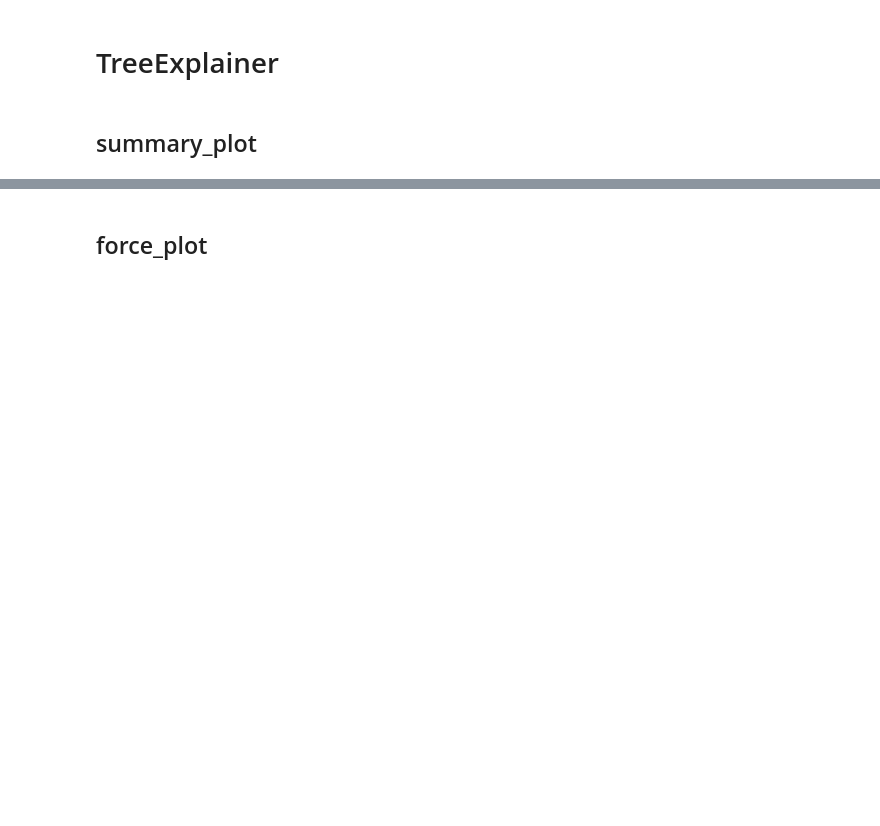
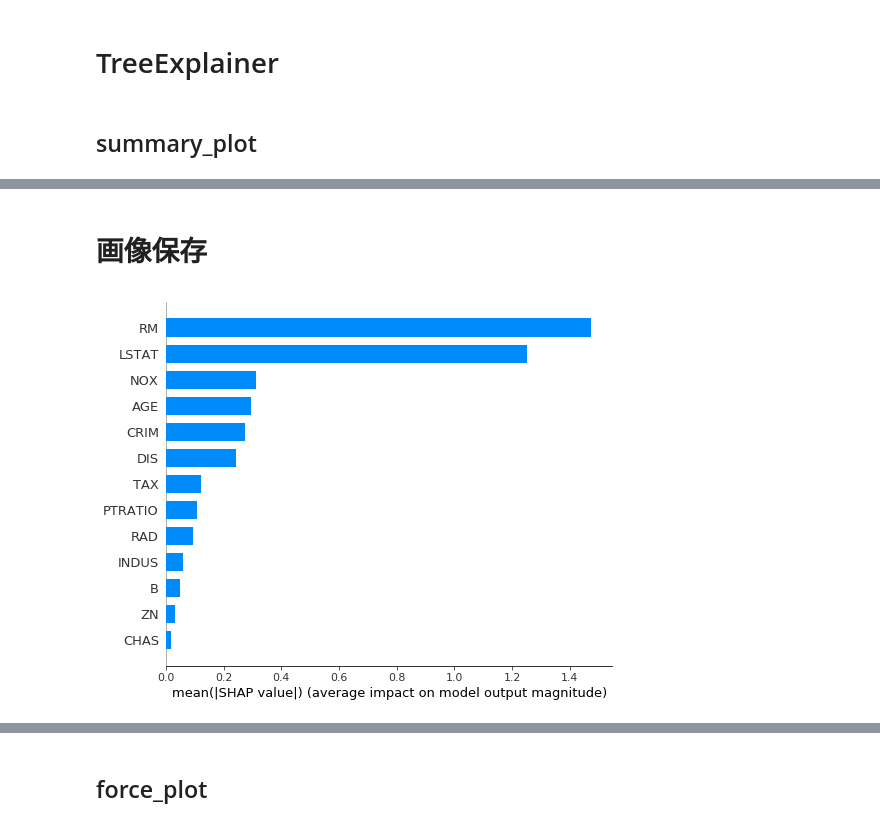
Before and after one commit to keni-chi/Machine-Learning, a Jupyter notebook: etc/35.feature_evaluation/reg_feature_evaluation.ipynb, the cells around one changed output, grey strips where cells are left out. Cells and saved outputs as stored; diff of their text form; code cells hidden in the pictures; blank space fills up the shorter version.

```diff
--- a/etc/35.feature_evaluation/reg_feature_evaluation.ipynb
+++ b/etc/35.feature_evaluation/reg_feature_evaluation.ipynb
@@ -54,3 +54,11 @@ shap.summary_plot(shap_values, features=X_train, plot_type="bar")
+# %% [markdown]
+# 画像保存
+# %%
+shap_values = explainer.shap_values(X_train.loc[[1]])
+shap.summary_plot(shap_values, features=X_train, plot_type="bar", show=False)
+plt.savefig('output.png')
+# %% [output]
+[figure, added]
 # %%
 shap_values = explainer.shap_values(X_train.loc[[0]])
 shap.summary_plot(shap_values, X_train.loc[[0]])
```
Also changed, not shown: parts of 10 cells of this notebook, 1 other file.
